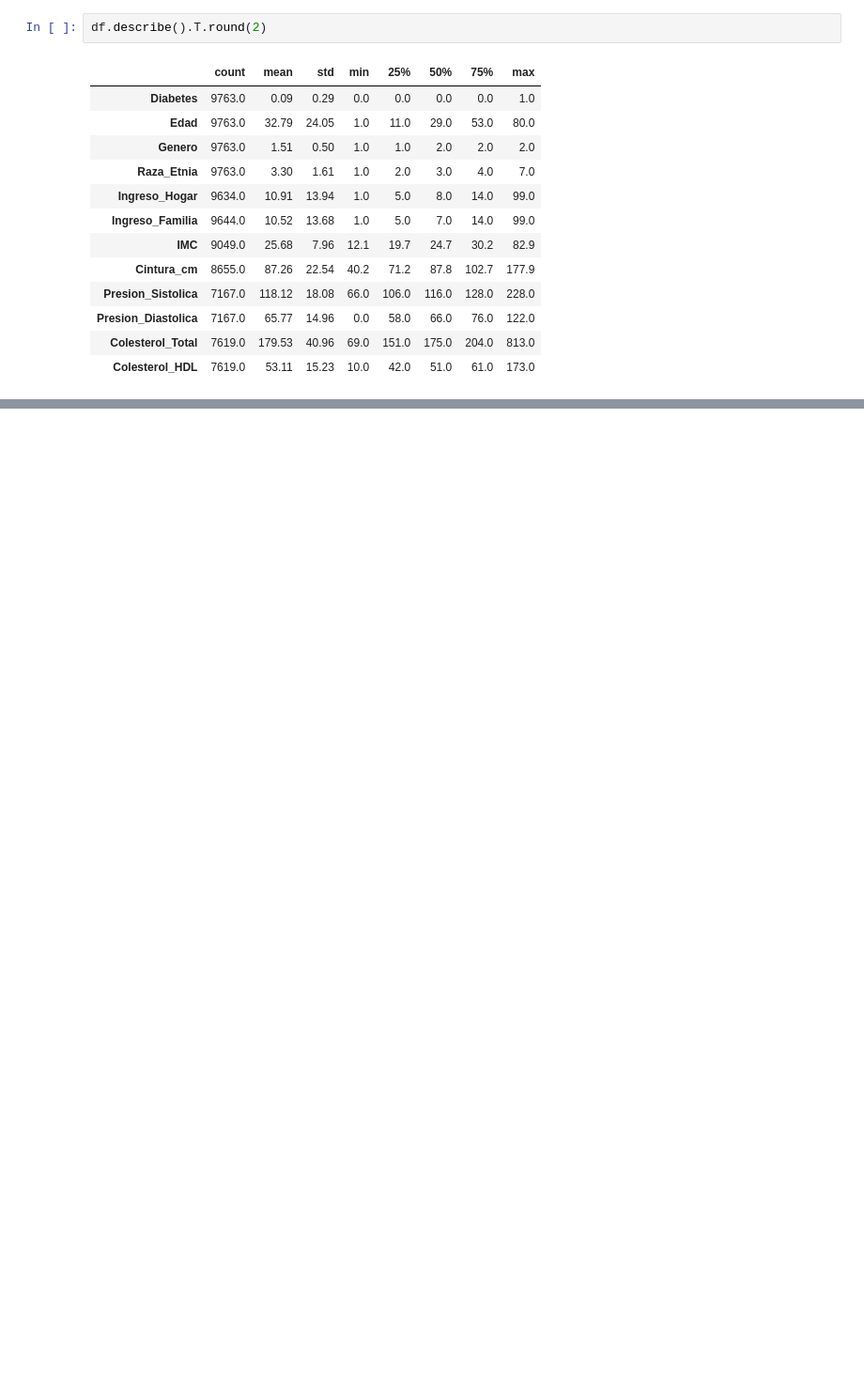
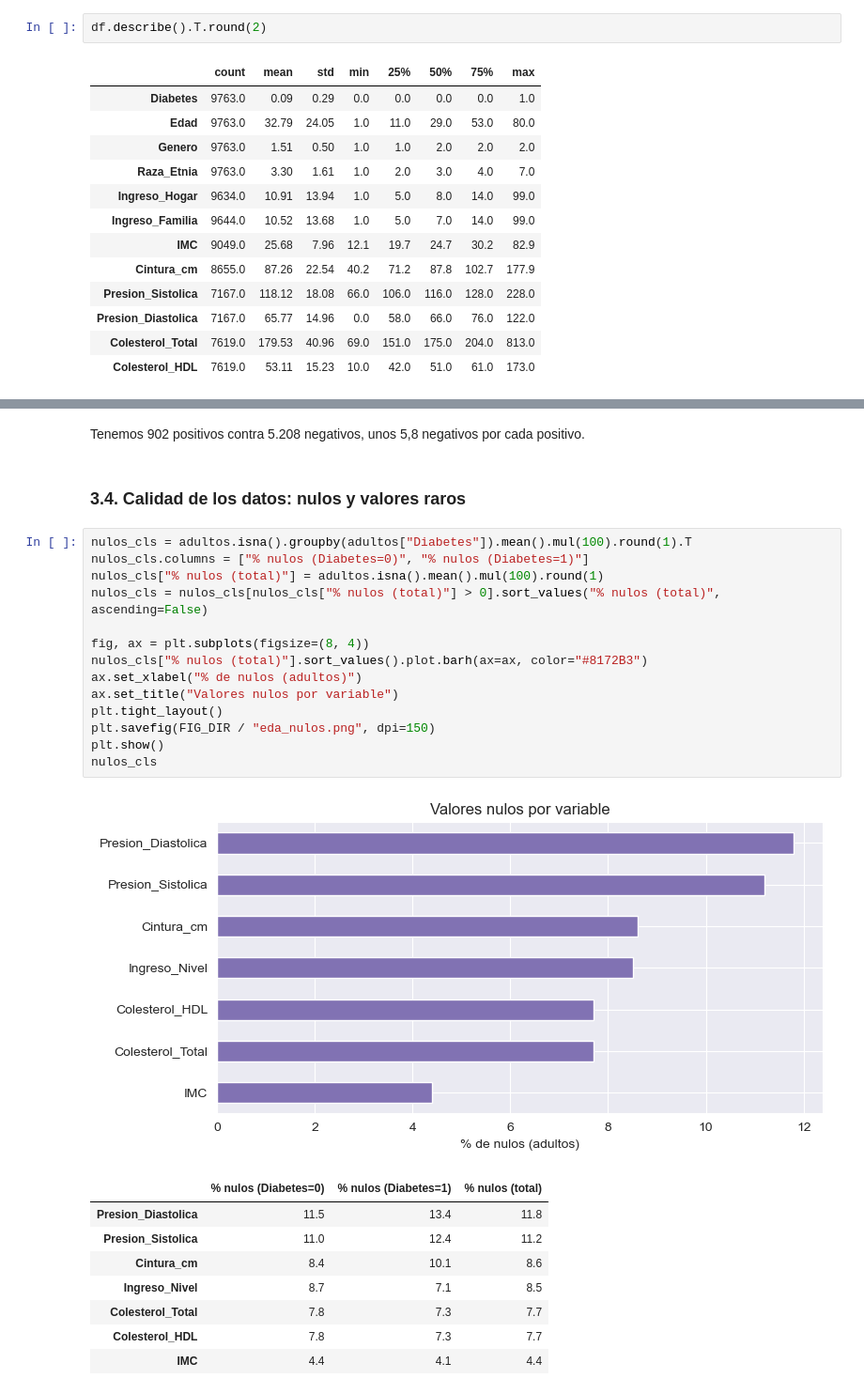
Before and after one commit to Alixguti9620/MIAD-DSA-Metabolic-Health-Explorer, a Jupyter notebook: scripts/06_Exploracion_complementaria_nhanes.ipynb, the cells around one changed output, grey strips where cells are left out. Shown at 94% size. Cells and saved outputs as stored; diff of their text form; blank space fills up the shorter version.

```diff
--- a/scripts/06_Exploracion_complementaria_nhanes.ipynb
+++ b/scripts/06_Exploracion_complementaria_nhanes.ipynb
@@ -574,0 +376,28 @@ Segun la documentación de NHANES, las variables categóricas se codifican de la
+# %% [markdown]
+Tenemos 902 positivos contra 5.208 negativos, unos 5,8 negativos por cada positivo.
+# %% [markdown]
+### 3.4. Calidad de los datos: nulos y valores raros
+# %%
+nulos_cls = adultos.isna().groupby(adultos["Diabetes"]).mean().mul(100).round(1).T
+nulos_cls.columns = ["% nulos (Diabetes=0)", "% nulos (Diabetes=1)"]
+nulos_cls["% nulos (total)"] = adultos.isna().mean().mul(100).round(1)
+nulos_cls = nulos_cls[nulos_cls["% nulos (total)"] > 0].sort_values("% nulos (total)", ascending=False)
+
+fig, ax = plt.subplots(figsize=(8, 4))
+nulos_cls["% nulos (total)"].sort_values().plot.barh(ax=ax, color="#8172B3")
+ax.set_xlabel("% de nulos (adultos)")
+ax.set_title("Valores nulos por variable")
+plt.tight_layout()
+plt.savefig(FIG_DIR / "eda_nulos.png", dpi=150)
+plt.show()
+nulos_cls
+# %% [output]
+[figure, added]
+|  | % nulos (Diabetes=0) | % nulos (Diabetes=1) | % nulos (total) |
+| Presion_Diastolica | 11.5 | 13.4 | 11.8 |
+| Presion_Sistolica | 11.0 | 12.4 | 11.2 |
+| Cintura_cm | 8.4 | 10.1 | 8.6 |
+| Ingreso_Nivel | 8.7 | 7.1 | 8.5 |
+| Colesterol_Total | 7.8 | 7.3 | 7.7 |
+| Colesterol_HDL | 7.8 | 7.3 | 7.7 |
+| IMC | 4.4 | 4.1 | 4.4 |
```
Also changed, not shown: parts of 110 cells of this notebook, 15 other files.
